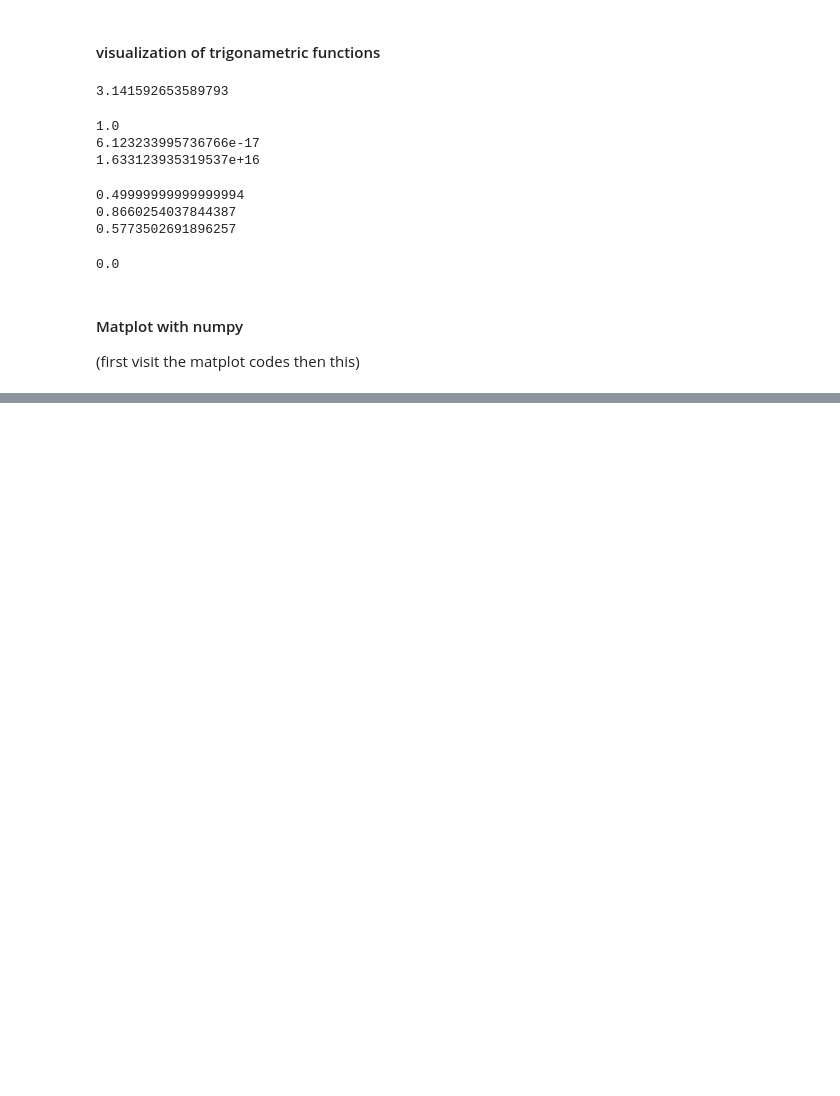
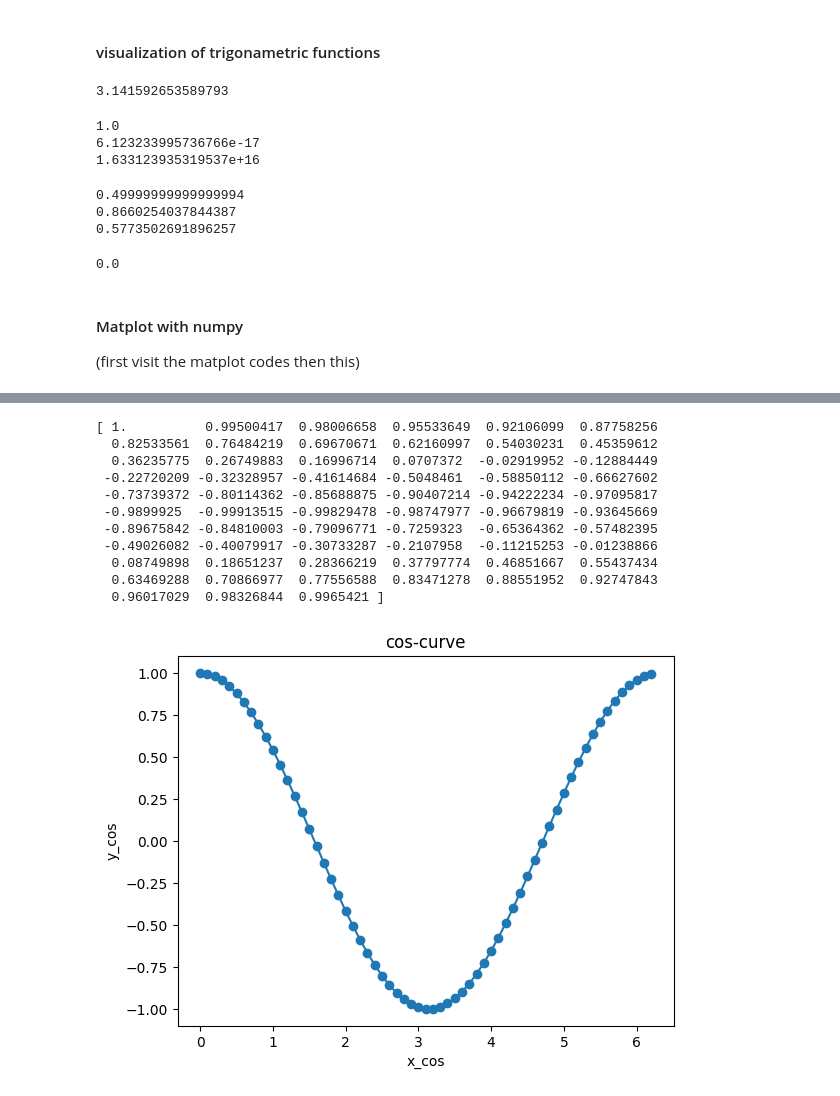
Before and after one commit to Pratyusha-Mukherjee/MachineLearning, a Jupyter notebook: numpy.ipynb, the cells around one changed output, grey strips where cells are left out. Saved outputs shown, nothing was run; the diff lists cells and outputs as text; code cells hidden in the pictures; blank space fills up the shorter version.

```diff
--- a/numpy.ipynb
+++ b/numpy.ipynb
@@ -510,0 +542,24 @@ np.tan(0)
+# %%
+x_cos=np.arange(0,2*np.pi,0.1)
+y_cos = np.cos(x_cos)
+print(y_cos)
+#cos curve
+plt.title("cos-curve")
+plt.xlabel("x_cos")
+plt.ylabel("y_cos")
+
+plt.plot(x_cos,y_cos,marker="o")
+plt.show()
+# %% [output]
+[ 1.          0.99500417  0.98006658  0.95533649  0.92106099  0.87758256
+  0.82533561  0.76484219  0.69670671  0.62160997  0.54030231  0.45359612
+  0.36235775  0.26749883  0.16996714  0.0707372  -0.02919952 -0.12884449
+ -0.22720209 -0.32328957 -0.41614684 -0.5048461  -0.58850112 -0.66627602
+ -0.73739372 -0.80114362 -0.85688875 -0.90407214 -0.94222234 -0.97095817
+ -0.9899925  -0.99913515 -0.99829478 -0.98747977 -0.96679819 -0.93645669
+ -0.89675842 -0.84810003 -0.79096771 -0.7259323  -0.65364362 -0.57482395
+ -0.49026082 -0.40079917 -0.30733287 -0.2107958  -0.11215253 -0.01238866
+  0.08749898  0.18651237  0.28366219  0.37797774  0.46851667  0.55437434
+  0.63469288  0.70866977  0.77556588  0.83471278  0.88551952  0.92747843
+  0.96017029  0.98326844  0.9965421 ]
+[figure, added]
```
Also changed, not shown: parts of 27 cells of this notebook.
